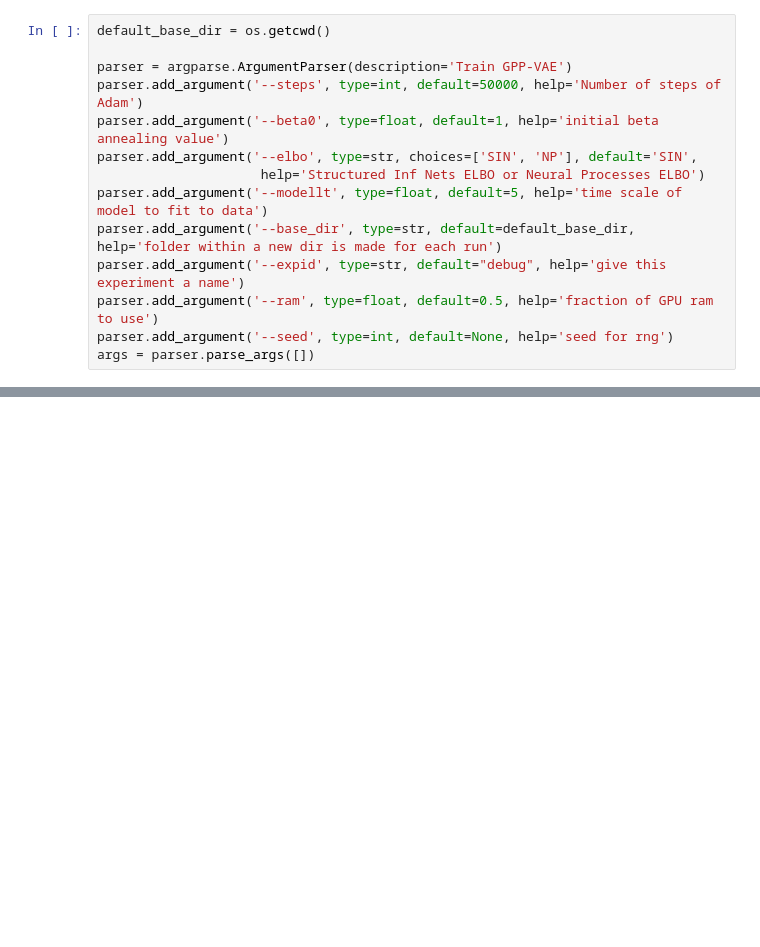
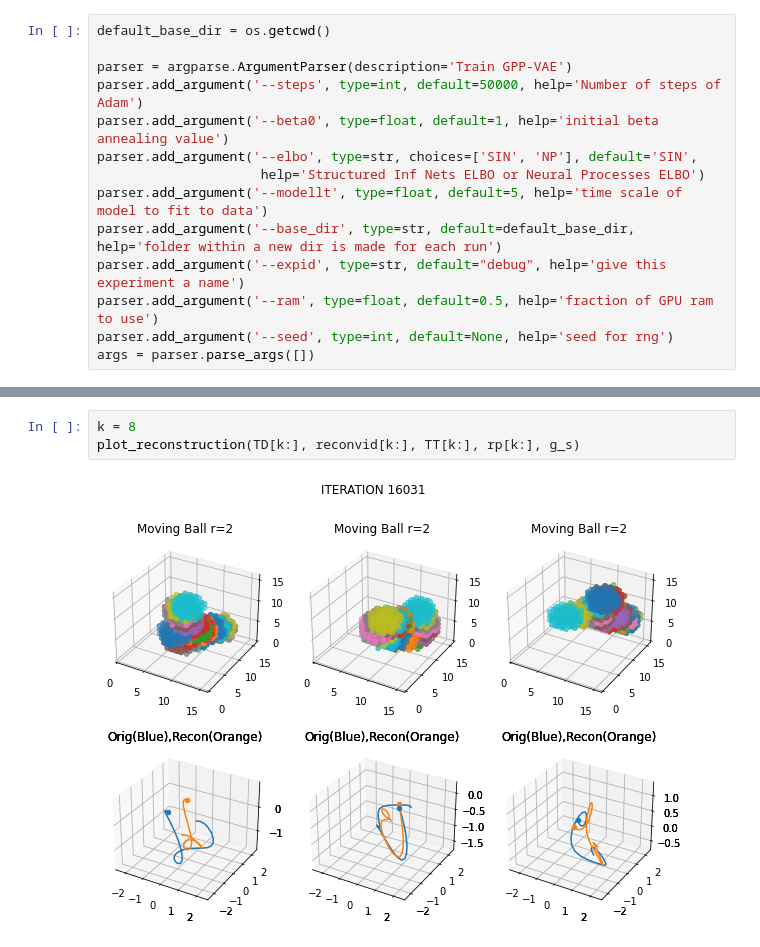
Before and after one commit to bdubey/gpvae_latent_3d, a Jupyter notebook: gpvae_3d.ipynb, the cells around one changed output, grey strips where cells are left out. Saved outputs shown, nothing was run; the diff lists cells and outputs as text; blank space fills up the shorter version.

```diff
--- a/gpvae_3d.ipynb
+++ b/gpvae_3d.ipynb
@@ -742,0 +798,5 @@ ITERATION 26859
+# %%
+k = 8
+plot_reconstruction(TD[k:], reconvid[k:], TT[k:], rp[k:], g_s)
+# %% [output]
+[figure, added]
```
Also changed, not shown: parts of 18 cells of this notebook, 6 other files.
